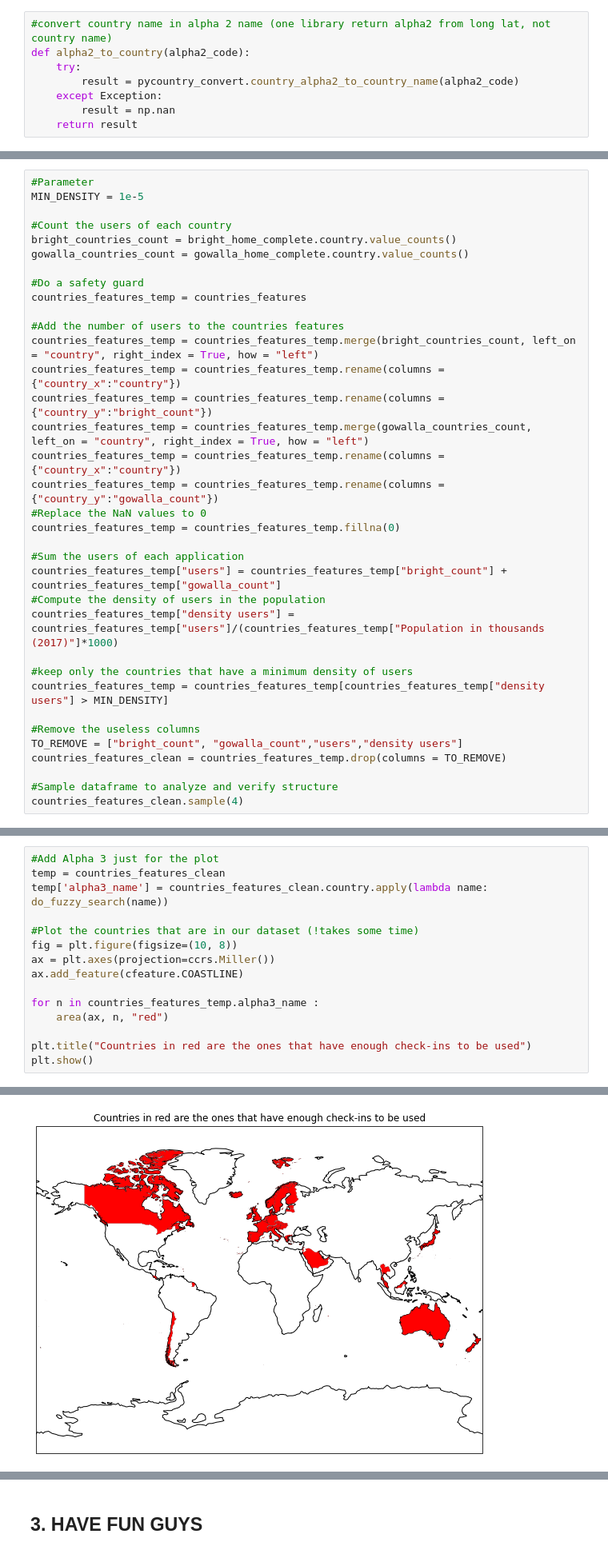
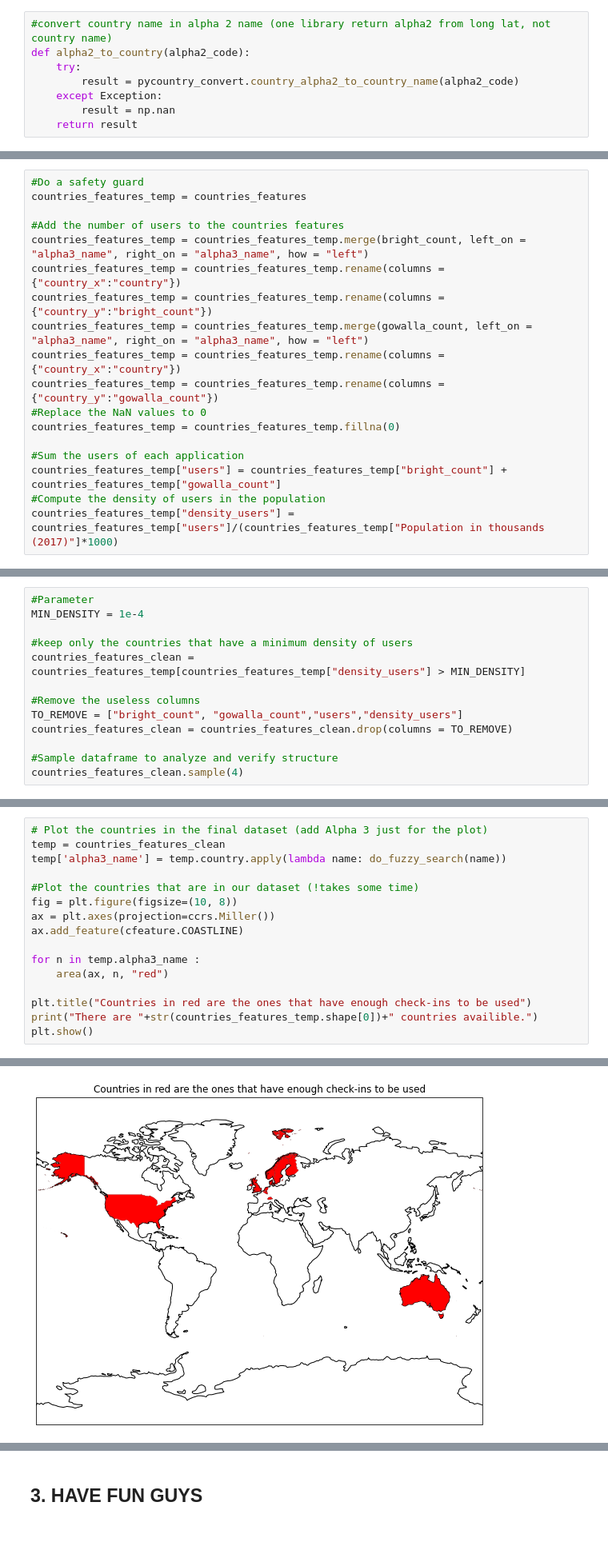
Before and after one commit to asreva/ada-2020-project-milestone-p3-p3_ada-dream-team, a Jupyter notebook: friendship_and_home_position.ipynb, the cells around one changed output, grey strips where cells are left out. Shown at 80% size. Saved outputs shown, nothing was run; the diff lists cells and outputs as text.

Commit message:
Bug fix (no USA) + plot of different densities

```diff
--- a/friendship_and_home_position.ipynb
+++ b/friendship_and_home_position.ipynb
@@ -478,19 +500,12 @@ To decide whatever we keep or not a country we compute its users density (sum of
 # %%
-#Parameter
-MIN_DENSITY = 1e-5
-
-#Count the users of each country
-bright_countries_count = bright_home_complete.country.value_counts()
-gowalla_countries_count = gowalla_home_complete.country.value_counts()
-
 #Do a safety guard
 countries_features_temp = countries_features
 
 #Add the number of users to the countries features
-countries_features_temp = countries_features_temp.merge(bright_countries_count, left_on = "country", right_index = True, how = "left")
+countries_features_temp = countries_features_temp.merge(bright_count, left_on = "alpha3_name", right_on = "alpha3_name", how = "left")
 countries_features_temp = countries_features_temp.rename(columns = {"country_x":"country"})
 countries_features_temp = countries_features_temp.rename(columns = {"country_y":"bright_count"})
-countries_features_temp = countries_features_temp.merge(gowalla_countries_count, left_on = "country", right_index = True, how = "left")
+countries_features_temp = countries_features_temp.merge(gowalla_count, left_on = "alpha3_name", right_on = "alpha3_name", how = "left")
 countries_features_temp = countries_features_temp.rename(columns = {"country_x":"country"})
 countries_features_temp = countries_features_temp.rename(columns = {"country_y":"gowalla_count"})
 #Replace the NaN values to 0
@@ -499,14 +514,4 @@ countries_features_temp = countries_features_temp.fillna(0)
 #Sum the users of each application
 countries_features_temp["users"] = countries_features_temp["bright_count"] + countries_features_temp["gowalla_count"]
 #Compute the density of users in the population
-countries_features_temp["density users"] = countries_features_temp["users"]/(countries_features_temp["Population in thousands (2017)"]*1000)
-
-#keep only the countries that have a minimum density of users
-countries_features_temp = countries_features_temp[countries_features_temp["density users"] > MIN_DENSITY]
-
-#Remove the useless columns
-TO_REMOVE = ["bright_count", "gowalla_count","users","density users"]
-countries_features_clean = countries_features_temp.drop(columns = TO_REMOVE)
-
-#Sample dataframe to analyze and verify structure
-countries_features_clean.sample(4)
+countries_features_temp["density_users"] = countries_features_temp["users"]/(countries_features_temp["Population in thousands (2017)"]*1000)
@@ -519,0 +551,13 @@ countries_features_clean.sample(4)
+# %%
+#Parameter
+MIN_DENSITY = 1e-4
+
+#keep only the countries that have a minimum density of users
+countries_features_clean = countries_features_temp[countries_features_temp["density_users"] > MIN_DENSITY]
+
+#Remove the useless columns
+TO_REMOVE = ["bright_count", "gowalla_count","users","density_users"]
+countries_features_clean = countries_features_clean.drop(columns = TO_REMOVE)
+
+#Sample dataframe to analyze and verify structure
+countries_features_clean.sample(4)
@@ -520,16 +571,17 @@ countries_features_clean.sample(4)
 # %%
-#Add Alpha 3 just for the plot
+# Plot the countries in the final dataset (add Alpha 3 just for the plot)
 temp = countries_features_clean
-temp['alpha3_name'] = countries_features_clean.country.apply(lambda name: do_fuzzy_search(name))
+temp['alpha3_name'] = temp.country.apply(lambda name: do_fuzzy_search(name))
 
 #Plot the countries that are in our dataset (!takes some time)
 fig = plt.figure(figsize=(10, 8))
 ax = plt.axes(projection=ccrs.Miller())
 ax.add_feature(cfeature.COASTLINE)
 
-for n in countries_features_temp.alpha3_name :
+for n in temp.alpha3_name :
     area(ax, n, "red")
 
 plt.title("Countries in red are the ones that have enough check-ins to be used")
+print("There are "+str(countries_features_temp.shape[0])+" countries availible.")
 plt.show()
 # %% [output]
@@ -536 +589 @@ plt.show()
-[figure, old version]
+[figure, new version]
```
Also changed, not shown: parts of 15 cells of this notebook.
